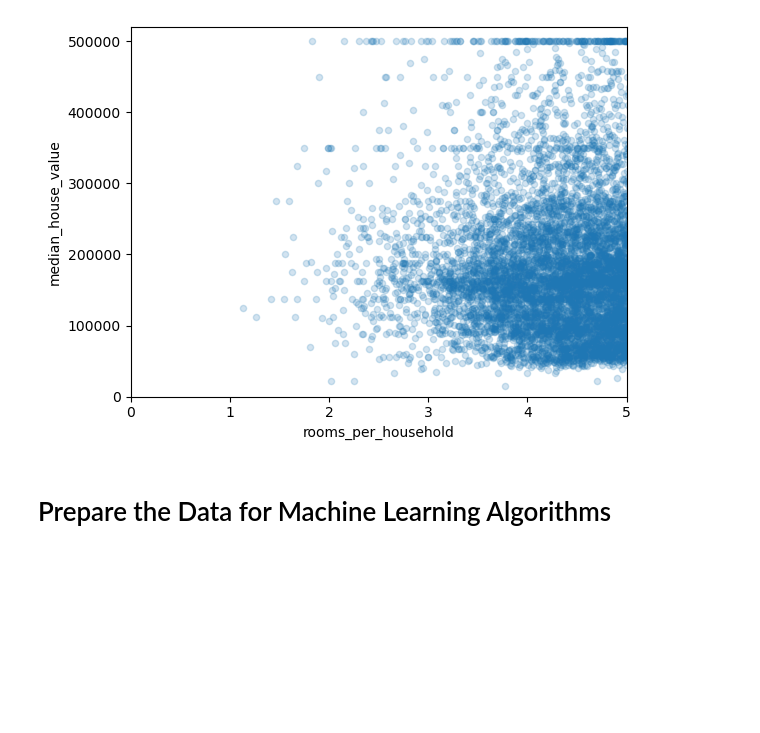
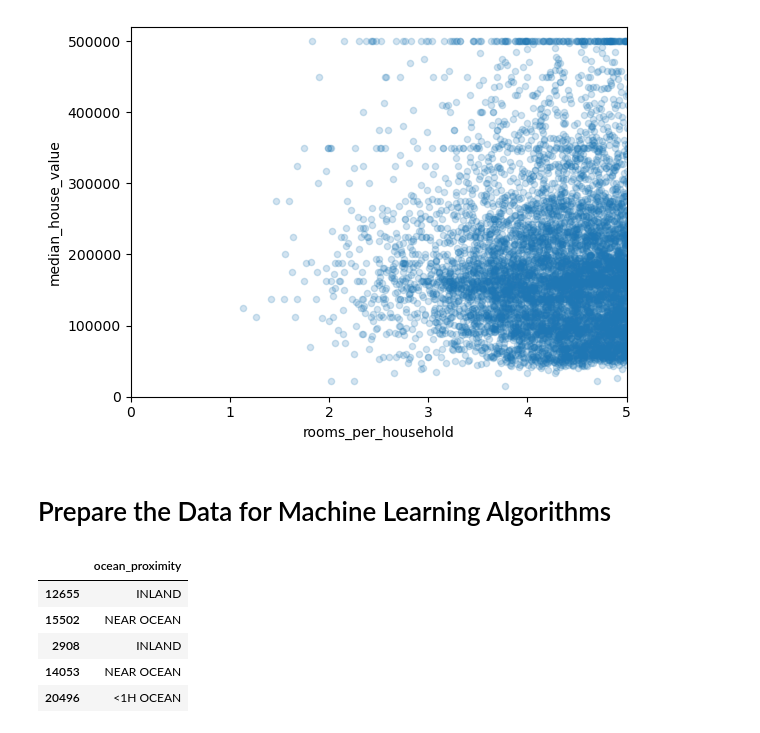
Before and after one commit to Olamilekanvic/California-House-Price-Prediction--1990-, a Jupyter notebook: california_housing_price_prediction.ipynb, the cells around one changed output. Cells and saved outputs as stored; diff of their text form; code cells hidden in the pictures; blank space fills up the shorter version.

```diff
--- a/california_housing_price_prediction.ipynb
+++ b/california_housing_price_prediction.ipynb
@@ -268,3 +268,6 @@ plt.show()
 [figure]
 # %% [markdown]
 # Prepare the Data for Machine Learning Algorithms
+# %%
+housing = strat_train_set.drop("median_house_value", axis=1) # drop labels for training set
+housing_labels = strat_train_set["median_house_value"].copy()
@@ -270,0 +286,11 @@ plt.show()
+# %%
+housing_cat = housing[['ocean_proximity']]
+# %%
+housing_cat.head()
+# %% [output]
+|  | ocean_proximity |
+| 12655 | INLAND |
+| 15502 | NEAR OCEAN |
+| 2908 | INLAND |
+| 14053 | NEAR OCEAN |
+| 20496 | <1H OCEAN |
```
Also changed, not shown: parts of 2 cells of this notebook.
